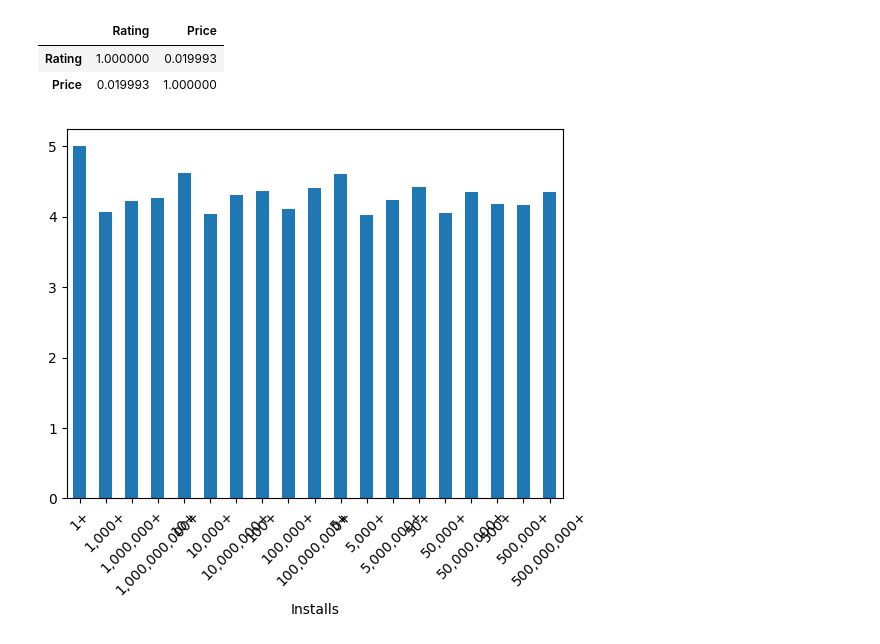
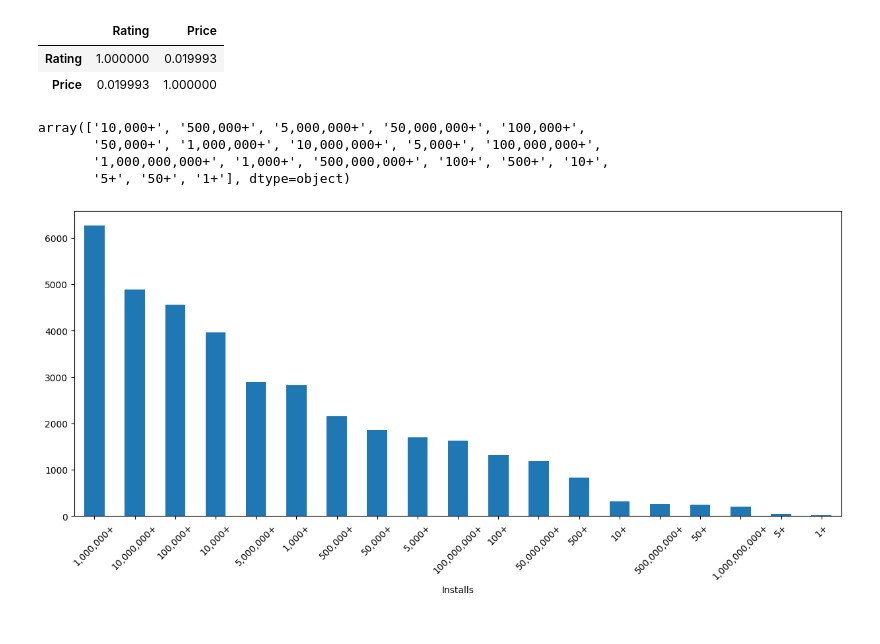
Before and after one commit to AlvaroSampaio/Google-play-store-apps, a Jupyter notebook: notebooks/02-EDA.ipynb, the cells around one changed output. Saved outputs shown, nothing was run; the diff lists cells and outputs as text; code cells hidden in the pictures.

Commit message:
Visualizando gráficos para uma análise exploratória

```diff
--- a/notebooks/02-EDA.ipynb
+++ b/notebooks/02-EDA.ipynb
@@ -97,10 +97,17 @@ valores_numericos.corr()
 |  | Rating | Price |
 | Rating | 1.000000 | 0.019993 |
 | Price | 0.019993 | 1.000000 |
+# %%
+df['Installs'].unique()
+# %% [output]
+array(['10,000+', '500,000+', '5,000,000+', '50,000,000+', '100,000+',
+       '50,000+', '1,000,000+', '10,000,000+', '5,000+', '100,000,000+',
+       '1,000,000,000+', '1,000+', '500,000,000+', '100+', '500+', '10+',
+       '5+', '50+', '1+'], dtype=object)
 # %%
-df.groupby('Installs')['Rating'].mean().plot(kind='bar')
+df.groupby('Installs')['Rating'].sum().sort_values(ascending=False).plot(kind='bar', figsize=(15, 6))
 # Ajustar a rotação dos rótulos do eixo x
 plt.xticks(rotation=45)
 plt.show()
 # %% [output]
-[figure, old version]
+[figure, new version]
```
